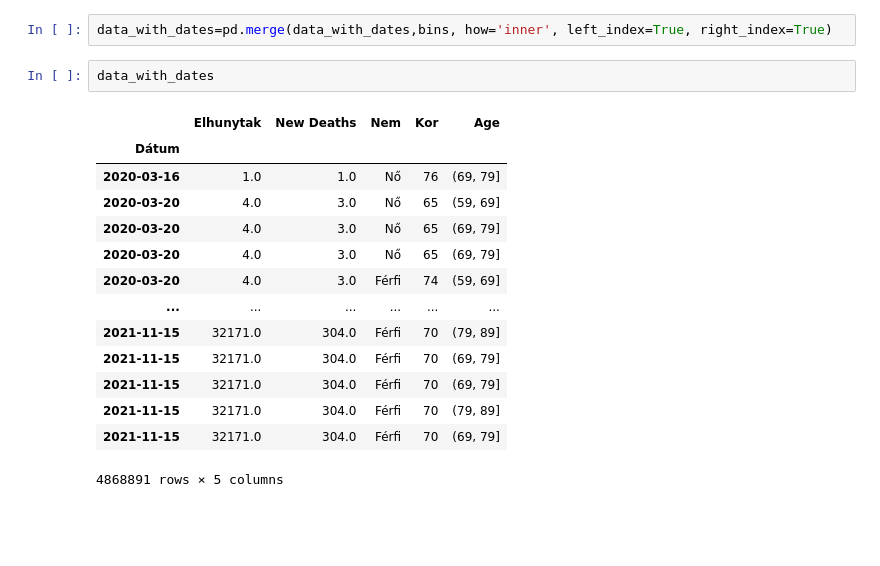
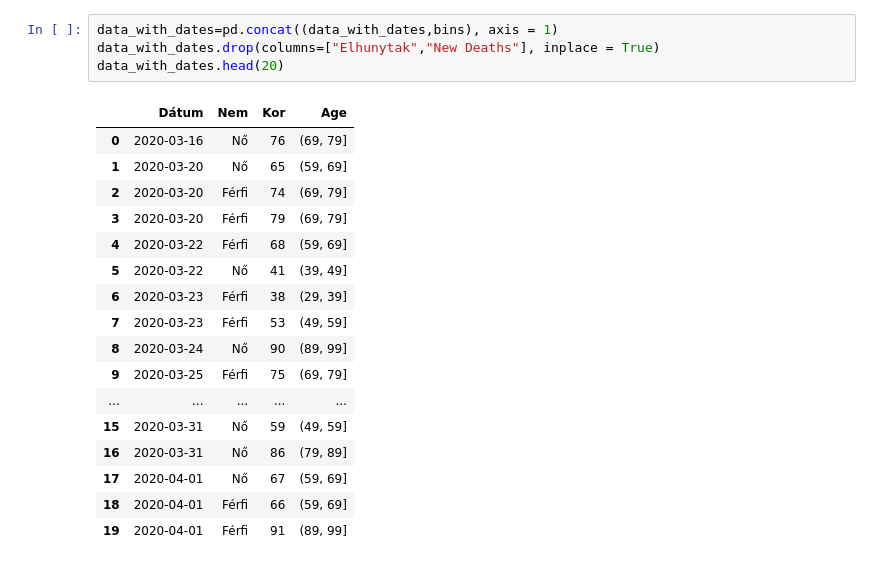
Before and after one commit to Epidemic-Models/data-science-project-covid, a Jupyter notebook: src/data_processing/data_visualization.ipynb, the cells around one changed output. Cells and saved outputs as stored; diff of their text form; blank space fills up the shorter version.

```diff
--- a/src/data_processing/data_visualization.ipynb
+++ b/src/data_processing/data_visualization.ipynb
@@ -148,19 +109,22 @@ data_with_dates.head(10)
-# %%
-data_with_dates=pd.merge(data_with_dates,bins, how='inner', left_index=True, right_index=True)
-# %%
-data_with_dates
-# %% [output]
-|  | Elhunytak | New Deaths | Nem | Kor | Age |
-| Dátum |  |  |  |  |  |
-| 2020-03-16 | 1.0 | 1.0 | Nő | 76 | (69, 79] |
-| 2020-03-20 | 4.0 | 3.0 | Nő | 65 | (59, 69] |
-| 2020-03-20 | 4.0 | 3.0 | Nő | 65 | (69, 79] |
-| 2020-03-20 | 4.0 | 3.0 | Nő | 65 | (69, 79] |
-| 2020-03-20 | 4.0 | 3.0 | Férfi | 74 | (59, 69] |
-| ... | ... | ... | ... | ... | ... |
-| 2021-11-15 | 32171.0 | 304.0 | Férfi | 70 | (79, 89] |
-| 2021-11-15 | 32171.0 | 304.0 | Férfi | 70 | (69, 79] |
-| 2021-11-15 | 32171.0 | 304.0 | Férfi | 70 | (69, 79] |
-| 2021-11-15 | 32171.0 | 304.0 | Férfi | 70 | (79, 89] |
-| 2021-11-15 | 32171.0 | 304.0 | Férfi | 70 | (69, 79] |
-4868891 rows × 5 columns
+# %%
+data_with_dates=pd.concat((data_with_dates,bins), axis = 1)
+data_with_dates.drop(columns=["Elhunytak","New Deaths"], inplace = True)
+data_with_dates.head(20)
+# %% [output]
+|  | Dátum | Nem | Kor | Age |
+| 0 | 2020-03-16 | Nő | 76 | (69, 79] |
+| 1 | 2020-03-20 | Nő | 65 | (59, 69] |
+| 2 | 2020-03-20 | Férfi | 74 | (69, 79] |
+| 3 | 2020-03-20 | Férfi | 79 | (69, 79] |
+| 4 | 2020-03-22 | Férfi | 68 | (59, 69] |
+| 5 | 2020-03-22 | Nő | 41 | (39, 49] |
+| 6 | 2020-03-23 | Férfi | 38 | (29, 39] |
+| 7 | 2020-03-23 | Férfi | 53 | (49, 59] |
+| 8 | 2020-03-24 | Nő | 90 | (89, 99] |
+| 9 | 2020-03-25 | Férfi | 75 | (69, 79] |
+| ... | ... | ... | ... | ... |
+| 15 | 2020-03-31 | Nő | 59 | (49, 59] |
+| 16 | 2020-03-31 | Nő | 86 | (79, 89] |
+| 17 | 2020-04-01 | Nő | 67 | (59, 69] |
+| 18 | 2020-04-01 | Férfi | 66 | (59, 69] |
+| 19 | 2020-04-01 | Férfi | 91 | (89, 99] |
```
Also changed, not shown: parts of 14 cells of this notebook.
